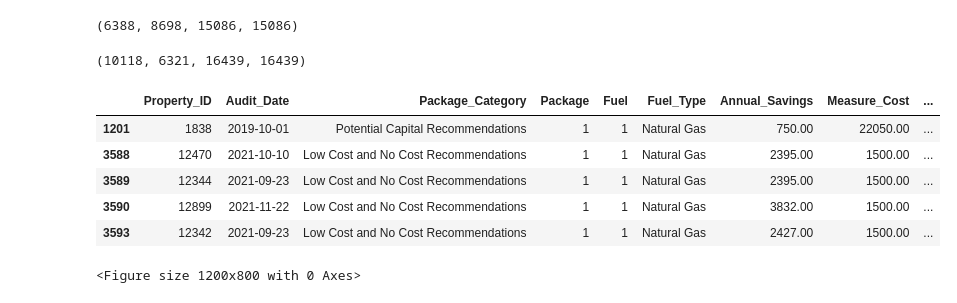
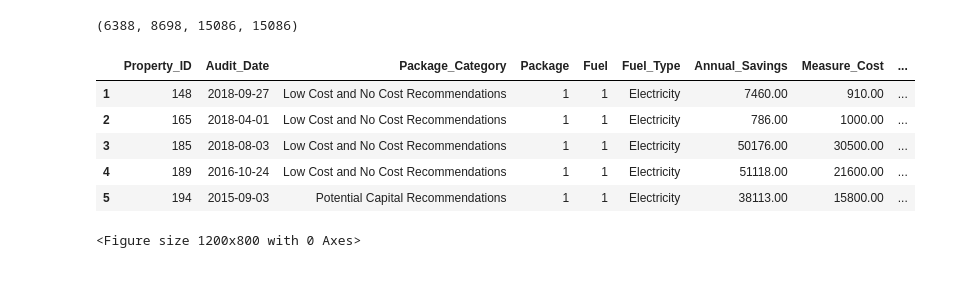
Before and after one commit to linusghanadan/nyserda-project, a Jupyter notebook: nyserda-project.ipynb, the cells around one changed output. Saved outputs shown, nothing was run; the diff lists cells and outputs as text; code cells hidden in the pictures.

```diff
--- a/nyserda-project.ipynb
+++ b/nyserda-project.ipynb
@@ -94,41 +94,15 @@ high_cost_df = electricity_df.loc[electricity_df['Package_Category'] != 'Low Cos
 len(low_cost_df), len(high_cost_df), len(low_cost_df) + len(high_cost_df), len(electricity_df)
 # %% [output]
 (6388, 8698, 15086, 15086)
-# %%
-# Create boolean mask for filtering
-mask = (
-    (long_df['Fuel_Type'] == 'Natural Gas') & # only keep natural gas rows
-    (long_df['Annual_Savings'].notna()) & # remove NA savings
-    (long_df['Annual_Savings'] != 0) & # remove zero savings
-    (long_df['Measure_Cost'].notna()) & # remove NA costs
-    (long_df['Measure_Cost'] != 0) & # remove zero costs
-    (long_df['Measure_Categories_ECM2'].isna()) & # only keep rows where ECM2 is NA
-    (long_df['Measure_Categories_ECM3'].isna()) # only keep rows where ECM3 is NA
-)
-
-# Filter rows
-gas_df = long_df.loc[mask].copy()
-
-# Create new column
-gas_df.loc[:, 'Savings_per_Cost'] = gas_df['Annual_Savings'] / gas_df['Measure_Cost']
-
-# Split into two dataframes
-gas_low_cost_df = gas_df.loc[gas_df['Package_Category'] == 'Low Cost and No Cost Recommendations']
-gas_high_cost_df = gas_df.loc[gas_df['Package_Category'] != 'Low Cost and No Cost Recommendations']
-
-# Check lengths
-len(gas_low_cost_df), len(gas_high_cost_df), len(gas_low_cost_df) + len(gas_high_cost_df), len(gas_df)
-# %% [output]
-(10118, 6321, 16439, 16439)
 # %%
-gas_df.head()
+electricity_df.head()
 # %% [output]
 |  | Property_ID | Audit_Date | Package_Category | Package | Fuel | Fuel_Type | Annual_Savings | Measure_Cost | ... |
-| 1201 | 1838 | 2019-10-01 | Potential Capital Recommendations | 1 | 1 | Natural Gas | 750.00 | 22050.00 | ... |
-| 3588 | 12470 | 2021-10-10 | Low Cost and No Cost Recommendations | 1 | 1 | Natural Gas | 2395.00 | 1500.00 | ... |
-| 3589 | 12344 | 2021-09-23 | Low Cost and No Cost Recommendations | 1 | 1 | Natural Gas | 2395.00 | 1500.00 | ... |
-| 3590 | 12899 | 2021-11-22 | Low Cost and No Cost Recommendations | 1 | 1 | Natural Gas | 3832.00 | 1500.00 | ... |
-| 3593 | 12342 | 2021-09-23 | Low Cost and No Cost Recommendations | 1 | 1 | Natural Gas | 2427.00 | 1500.00 | ... |
+| 1 | 148 | 2018-09-27 | Low Cost and No Cost Recommendations | 1 | 1 | Electricity | 7460.00 | 910.00 | ... |
+| 2 | 165 | 2018-04-01 | Low Cost and No Cost Recommendations | 1 | 1 | Electricity | 786.00 | 1000.00 | ... |
+| 3 | 185 | 2018-08-03 | Low Cost and No Cost Recommendations | 1 | 1 | Electricity | 50176.00 | 30500.00 | ... |
+| 4 | 189 | 2016-10-24 | Low Cost and No Cost Recommendations | 1 | 1 | Electricity | 51118.00 | 21600.00 | ... |
+| 5 | 194 | 2015-09-03 | Potential Capital Recommendations | 1 | 1 | Electricity | 38113.00 | 15800.00 | ... |
 # %%
 # Aggregate by measure category
 low_cost_savings = low_cost_df.groupby('Measure_Categories_ECM1')['Savings_per_Cost'].median()
```
Also changed, not shown: parts of 2 cells of this notebook.
